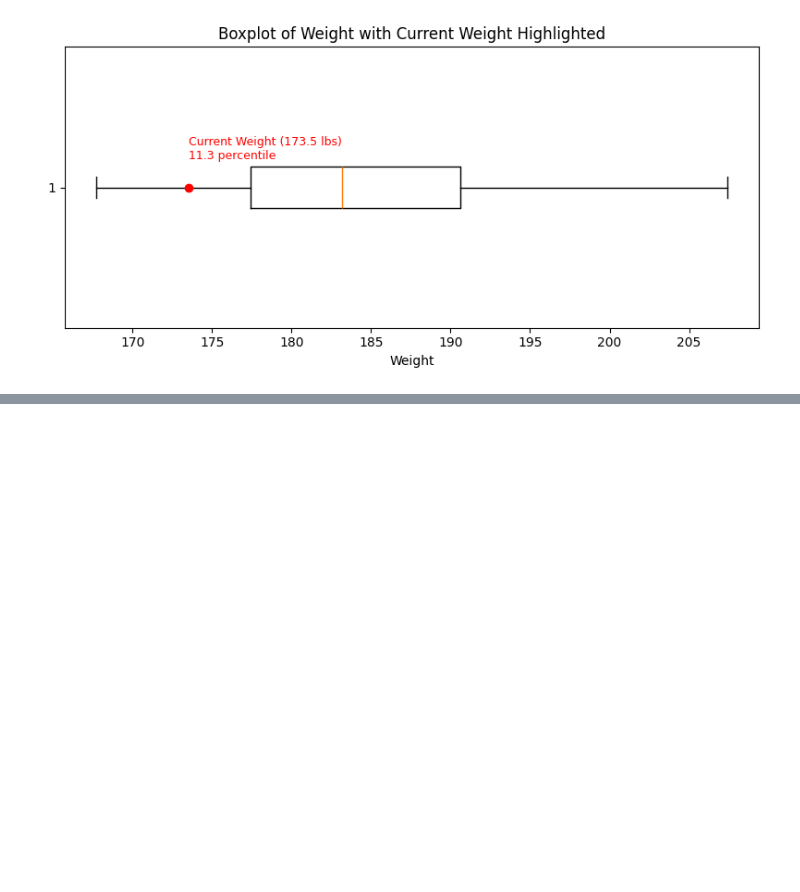
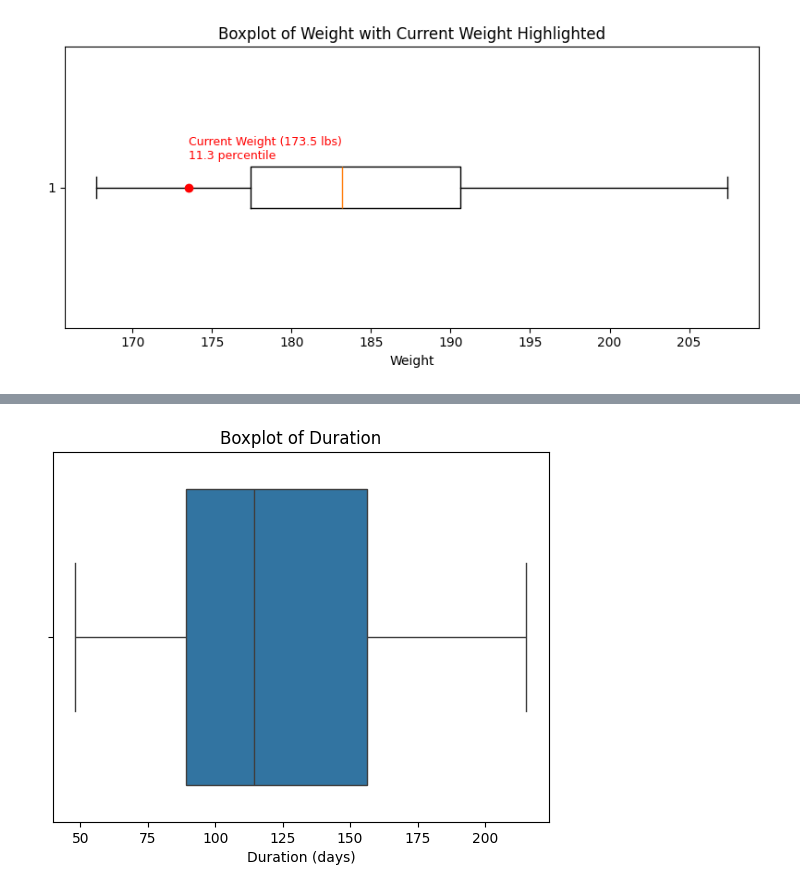
Before and after one commit to ericmelz/weight, a Jupyter notebook: notebooks/eda1.ipynb, the cells around one changed output, grey strips where cells are left out. Cells and saved outputs as stored; diff of their text form; code cells hidden in the pictures; blank space fills up the shorter version.

```diff
--- a/notebooks/eda1.ipynb
+++ b/notebooks/eda1.ipynb
@@ -243,0 +269,7 @@ plot_current_weight(173.5)
+# %%
+sns.boxplot(x=summary_df['duration_days'])
+plt.title('Boxplot of Duration')
+plt.xlabel('Duration (days)')
+plt.show()
+# %% [output]
+[figure, added]
```
Also changed, not shown: parts of 7 cells of this notebook.
